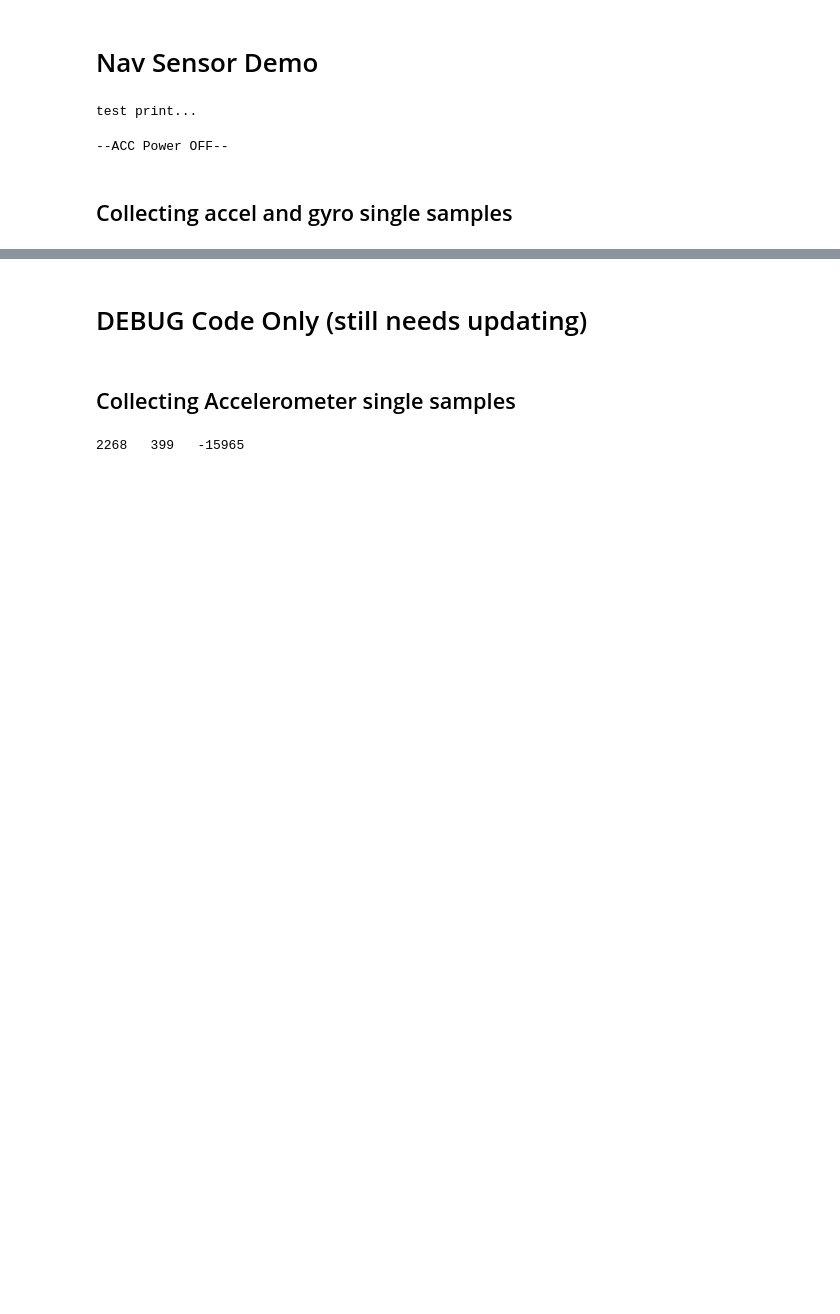
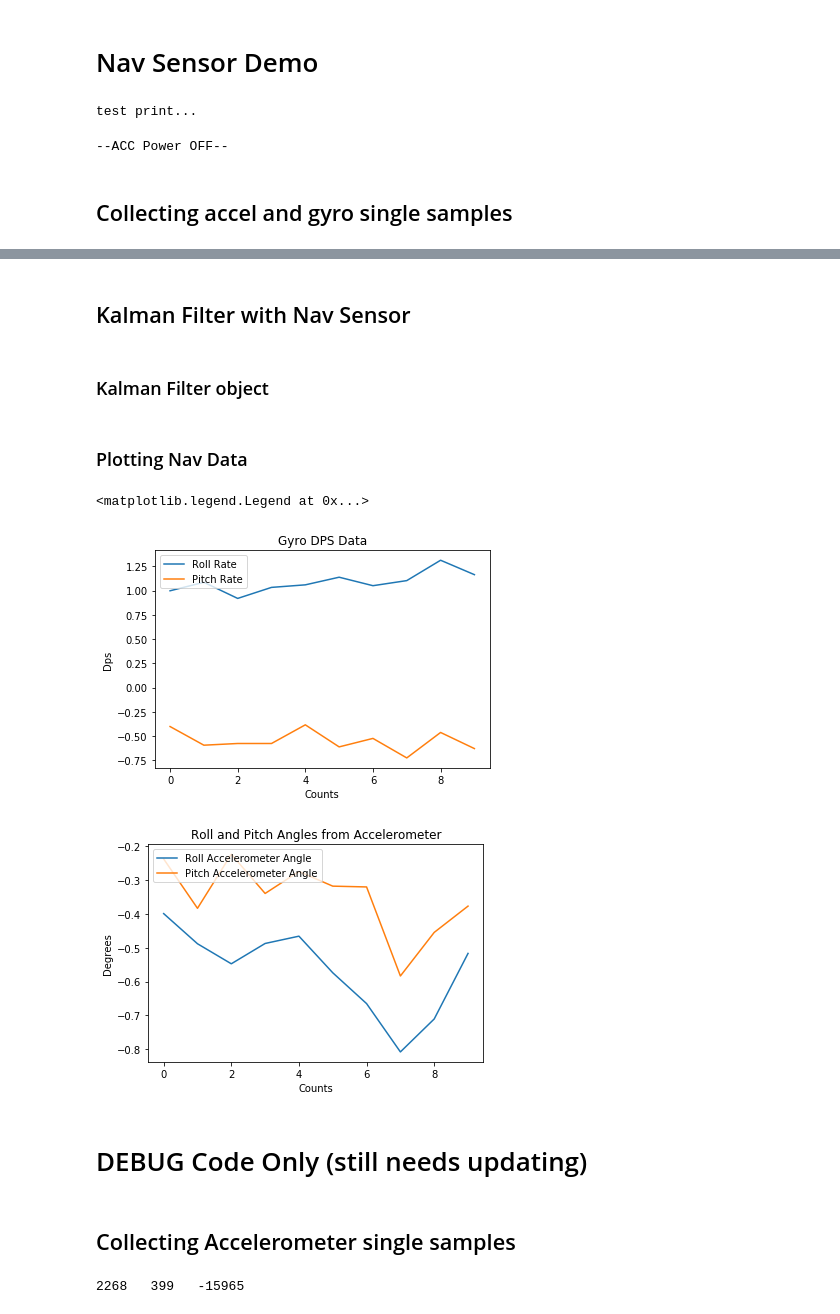
Before and after one commit to jofranco/multi-rotor-on-FPGA, a Jupyter notebook: temp/Pmod_NAV/jupyter_notebook/Nav_Notebook_Demo.ipynb, the cells around one changed output, grey strips where cells are left out. Drawn from its saved outputs; the diff is of its cells as text; code cells hidden in the pictures; blank space fills up the shorter version.

Commit message:
Added code to plot dsensor roll and pitch data

```diff
--- a/temp/Pmod_NAV/jupyter_notebook/Nav_Notebook_Demo.ipynb
+++ b/temp/Pmod_NAV/jupyter_notebook/Nav_Notebook_Demo.ipynb
@@ -519,0 +520,4 @@ Accel g:  -0.1786689965520054   -0.10284599801525474   -1.0201029803138226
+# %% [markdown]
+## Kalman Filter with Nav Sensor
+# %% [markdown]
+### Kalman Filter object
@@ -519,0 +567,52 @@ Accel g:  -0.1786689965520054   -0.10284599801525474   -1.0201029803138226
+# %% [markdown]
+### Plotting Nav Data
+# %%
+import matplotlib.pyplot as plt
+import numpy as np
+
+RAD_TO_DEG = 180./np.pi
+
+def packRawGyroData():
+    return [Nav_Gyro_GetData(0x01), Nav_Gyro_GetData(0x02),
+            Nav_Gyro_GetData(0x03)]
+
+def packRawAccData():
+    return [Nav_Acc_GetData(0x01), Nav_Acc_GetData(0x02),
+            Nav_Acc_GetData(0x03)]
+
+N = 10 # Number of iterations
+GyroRawNavData = np.array([packRawGyroData() for _ in range(N)])
+#print("Gyroscope Raw Data: \n", GyroRawNavData)
+GyroDPSNavData = Gyro_gRangeLSB * GyroRawNavData
+#print("Gyroscope DPS Data: \n", GyroDPSNavData)
+
+# Might need to flip values i.e. multiply by (-1), decide based on testing and reference wanted
+AccRawNavData = np.array([packRawAccData() for _ in range(N)])
+#print("Accelerometer Raw Data: \n", AccRawNavData)
+AccGNavData = Accel_xlRangeLSB * AccRawNavData
+#print("Accelerometer G Data: \n", AccGNavData)
+
+plt.figure()
+plt.plot(GyroDPSNavData[:, 0], label = 'Roll Rate')
+plt.plot(GyroDPSNavData[:, 1], label = 'Pitch Rate')
+#plt.plot(GyroDPSNavData[:, 2], label = 'Yaw Rate')
+plt.ylabel('Dps')
+plt.xlabel('Counts')
+plt.title('Gyro DPS Data')
+plt.legend(loc=2)
+
+# Convert Accelerometer values to degrees
+rollAccAngle = np.arctan2(AccRawNavData[:,1], AccRawNavData[:,2] + np.pi) * RAD_TO_DEG
+pitchAccAngle = np.arctan2(AccRawNavData[:,0], AccRawNavData[:,2] + np.pi) * RAD_TO_DEG
+
+plt.figure()
+plt.plot(rollAccAngle, label = 'Roll Accelerometer Angle')
+plt.plot(pitchAccAngle, label = 'Pitch Accelerometer Angle')
+plt.ylabel('Degrees')
+plt.xlabel('Counts')
+plt.title('Roll and Pitch Angles from Accelerometer')
+plt.legend(loc=2)
+# %% [output]
+<matplotlib.legend.Legend at 0x...>
+[figure, added]
+[figure, added]
```
Also changed, not shown: parts of 3 cells of this notebook.
